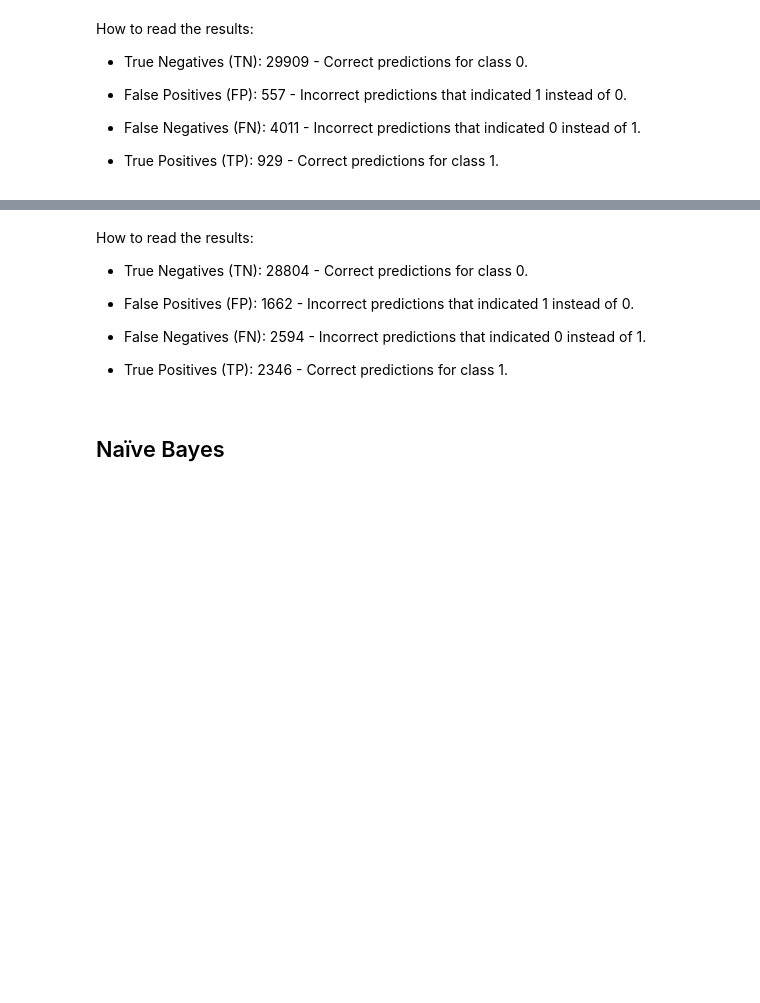
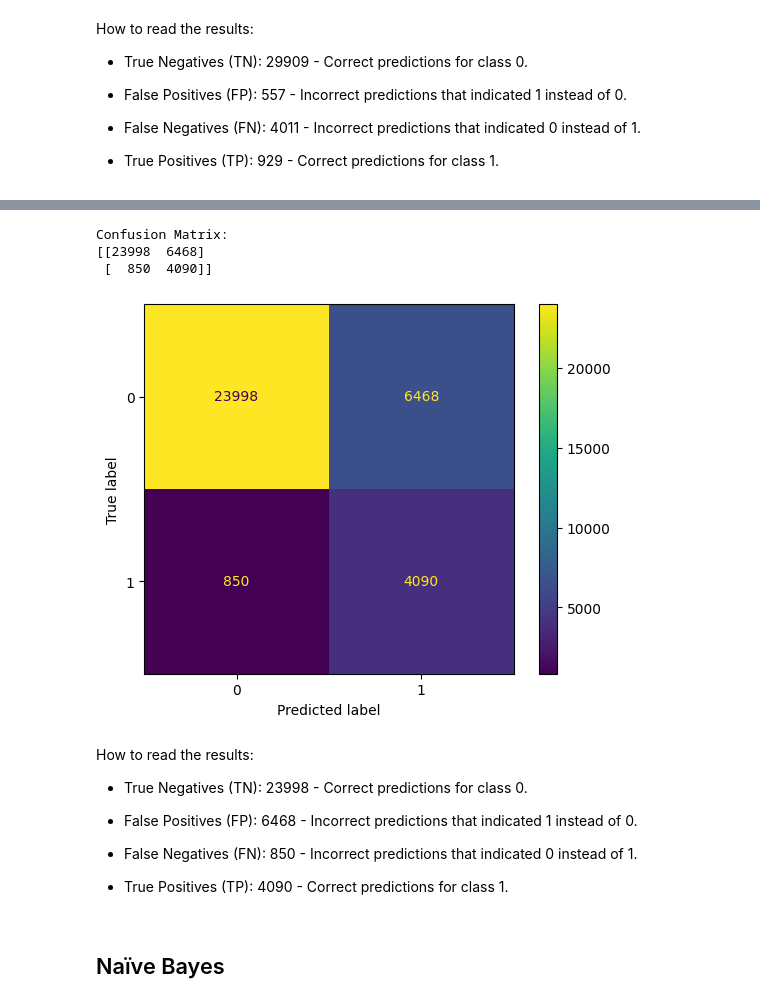
Before and after one commit to leomanne/Data-Mining, a Jupyter notebook: fourth_task.ipynb, the cells around one changed output, grey strips where cells are left out. Drawn from its saved outputs; the diff is of its cells as text; code cells hidden in the pictures; blank space fills up the shorter version.

Commit message:
Enhanced AdaBoost added

```diff
--- a/fourth_task.ipynb
+++ b/fourth_task.ipynb
@@ -382,9 +546,5 @@ How to read the results:
 # %%
-# Train AdaBoost with a custom base estimator and hyperparameters
-
-base = DecisionTreeClassifier(max_depth=5)
-clf = AdaBoostClassifier(estimator=base, n_estimators=200, learning_rate=0.1)
-clf.fit(x_train, y_train)
-test_pred_clf = clf.predict(x_test)
-print("Custom AdaBoost Classifier with DecisionTree base:")
-print(classification_report(y_test, test_pred_clf, target_names=['Non-Top 20', 'Top 20']))
+clf2 = AdaBoostClassifier(estimator=dt, n_estimators=200, learning_rate=0.1)
+clf2.fit(x_train, y_train)
+test_pred_clf2 = clf2.predict(x_test)
+print(classification_report(y_test, test_pred_clf2, target_names=['Non-Top 20', 'Top 20']))
@@ -413,21 +582,26 @@ How to read the result:
 # %%
 #Compute and visualize Confusion Matrix
-cm = confusion_matrix(y_test, test_pred_clf)
+cm = confusion_matrix(y_test, test_pred_clf2)
 print("Confusion Matrix:")
 print(cm)
 disp = ConfusionMatrixDisplay(confusion_matrix=cm, display_labels=rf.classes_)
 disp.plot()
 plt.show()
+# %% [output]
+Confusion Matrix:
+[[23998  6468]
+ [  850  4090]]
+[figure, added]
 # %% [markdown]
 How to read the results:
 
-- True Negatives (TN): 28804 - Correct predictions for class 0.
+- True Negatives (TN): 23998 - Correct predictions for class 0.
 
-- False Positives (FP): 1662 - Incorrect predictions that indicated 1 instead of 0.
+- False Positives (FP): 6468 - Incorrect predictions that indicated 1 instead of 0.
 
-- False Negatives (FN): 2594 - Incorrect predictions that indicated 0 instead of 1.
+- False Negatives (FN): 850 - Incorrect predictions that indicated 0 instead of 1.
 
-- True Positives (TP): 2346 - Correct predictions for class 1.
+- True Positives (TP): 4090 - Correct predictions for class 1.
 # %% [markdown]
 ## Naïve Bayes
 # %% [markdown]
```
Also changed, not shown: parts of 33 cells of this notebook.
